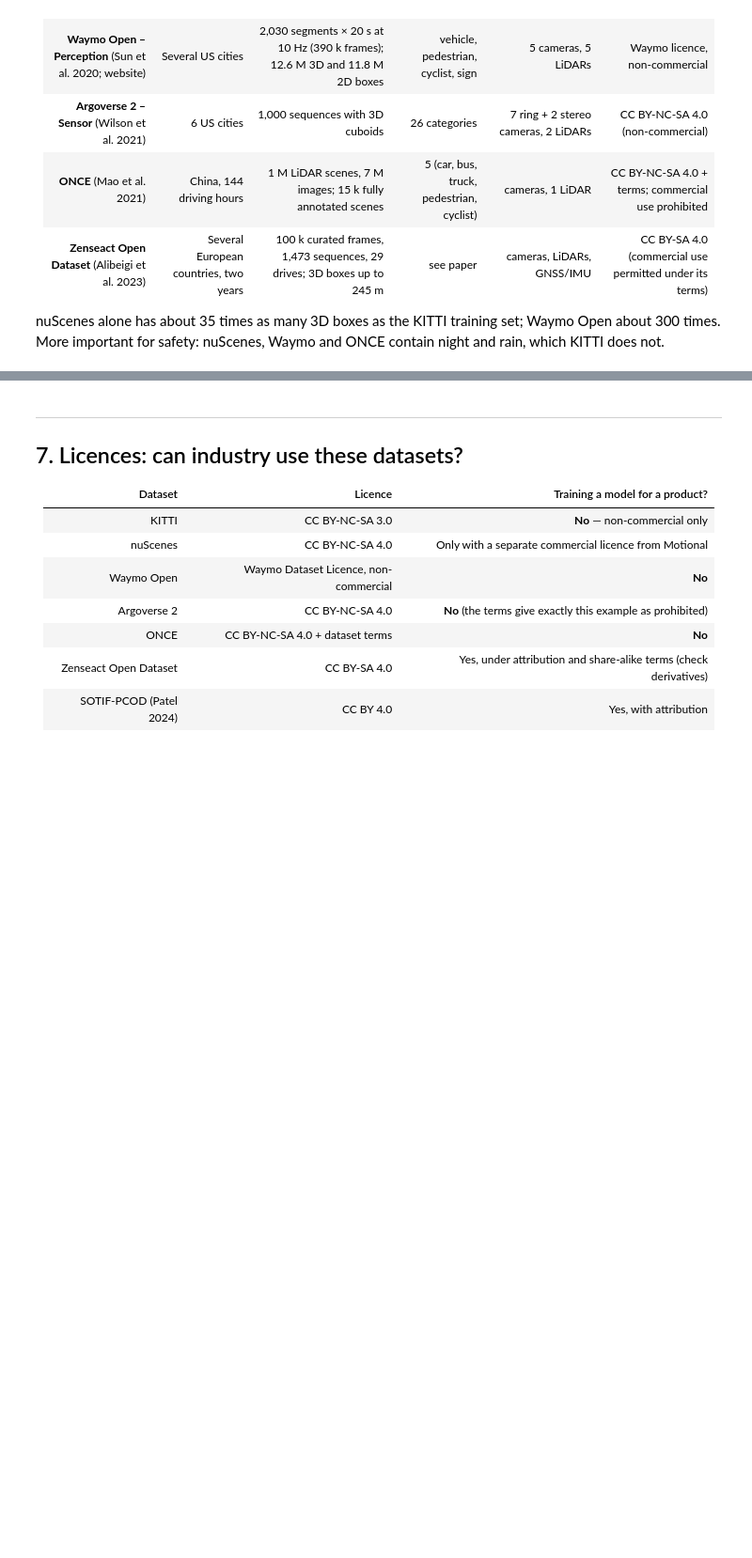
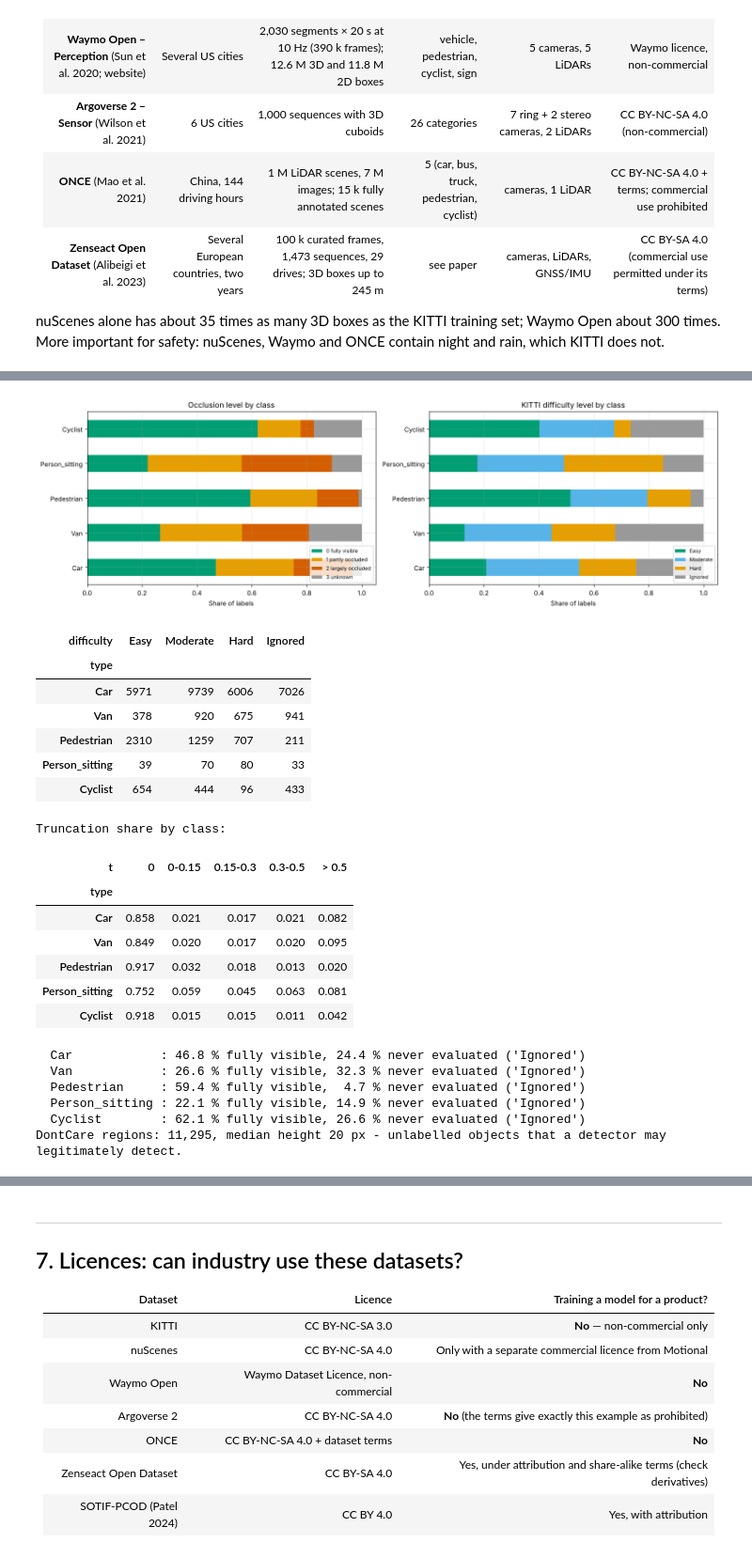
Before and after one commit to milinpatel07/Autonomous-Driving_AI-Safety-and-Security, a Jupyter notebook: 01_Perception/08_driving_datasets.ipynb, the cells around one changed output, grey strips where cells are left out. Shown at 94% size. Drawn from its saved outputs; the diff is of its cells as text; code cells hidden in the pictures; blank space fills up the shorter version.

```diff
--- a/01_Perception/08_driving_datasets.ipynb
+++ b/01_Perception/08_driving_datasets.ipynb
@@ -384,0 +411,48 @@ AP@1m falls from 0.94 (near) to 0.19 (far): a single mAP hides this range depend
+# %%
+occ_names = {0: '0 fully visible', 1: '1 partly occluded', 2: '2 largely occluded', 3: '3 unknown'}
+classes = ['Car', 'Van', 'Pedestrian', 'Person_sitting', 'Cyclist']
+occ = pd.crosstab(objs['type'], objs['occluded'], normalize='index').loc[classes].rename(columns=occ_names)
+trunc = objs.assign(t=pd.cut(objs['truncated'], [-0.01, 0.0, 0.15, 0.3, 0.5, 1.0],
+                             labels=['0', '0-0.15', '0.15-0.3', '0.3-0.5', '> 0.5']))
+trunc = pd.crosstab(trunc['type'], trunc['t'], normalize='index').loc[classes]
+diff = pd.crosstab(objs['type'], objs['difficulty']).loc[classes, ['Easy', 'Moderate', 'Hard', 'Ignored']]
+
+fig, axes = plt.subplots(1, 2, figsize=(15, 4.8))
+occ.plot(kind='barh', stacked=True, ax=axes[0], color=[OKABE_ITO[2], OKABE_ITO[0], OKABE_ITO[5], '#999999'])
+axes[0].set_xlabel('Share of labels'); axes[0].set_ylabel(''); axes[0].set_title('Occlusion level by class')
+axes[0].legend(fontsize=8, loc='lower right')
+(diff.div(diff.sum(1), axis=0)).plot(kind='barh', stacked=True, ax=axes[1],
+                                     color=[OKABE_ITO[2], OKABE_ITO[1], OKABE_ITO[0], '#999999'])
+axes[1].set_xlabel('Share of labels'); axes[1].set_ylabel(''); axes[1].set_title('KITTI difficulty level by class')
+axes[1].legend(fontsize=8, loc='lower right')
+plt.tight_layout(); plt.show()
+display(diff)
+print("Truncation share by class:"); display(trunc.round(3))
+for c in classes:
+    print(f"  {c:15s}: {100 * occ.loc[c].iloc[0]:4.1f} % fully visible, "
+          f"{100 * diff.loc[c, 'Ignored'] / diff.loc[c].sum():4.1f} % never evaluated ('Ignored')")
+print(f"DontCare regions: {len(dontcare):,}, median height {dontcare['box_height_px'].median():.0f} px "
+      "- unlabelled objects that a detector may legitimately detect.")
+# %% [output]
+[figure, added]
+| difficulty | Easy | Moderate | Hard | Ignored |
+| type |  |  |  |  |
+| Car | 5971 | 9739 | 6006 | 7026 |
+| Van | 378 | 920 | 675 | 941 |
+| Pedestrian | 2310 | 1259 | 707 | 211 |
+| Person_sitting | 39 | 70 | 80 | 33 |
+| Cyclist | 654 | 444 | 96 | 433 |
+Truncation share by class:
+| t | 0 | 0-0.15 | 0.15-0.3 | 0.3-0.5 | > 0.5 |
+| type |  |  |  |  |  |
+| Car | 0.858 | 0.021 | 0.017 | 0.021 | 0.082 |
+| Van | 0.849 | 0.020 | 0.017 | 0.020 | 0.095 |
+| Pedestrian | 0.917 | 0.032 | 0.018 | 0.013 | 0.020 |
+| Person_sitting | 0.752 | 0.059 | 0.045 | 0.063 | 0.081 |
+| Cyclist | 0.918 | 0.015 | 0.015 | 0.011 | 0.042 |
+  Car            : 46.8 % fully visible, 24.4 % never evaluated ('Ignored')
+  Van            : 26.6 % fully visible, 32.3 % never evaluated ('Ignored')
+  Pedestrian     : 59.4 % fully visible,  4.7 % never evaluated ('Ignored')
+  Person_sitting : 22.1 % fully visible, 14.9 % never evaluated ('Ignored')
+  Cyclist        : 62.1 % fully visible, 26.6 % never evaluated ('Ignored')
+DontCare regions: 11,295, median height 20 px - unlabelled objects that a detector may legitimately detect.
```
Also changed, not shown: parts of 23 cells of this notebook, 6 other files.
